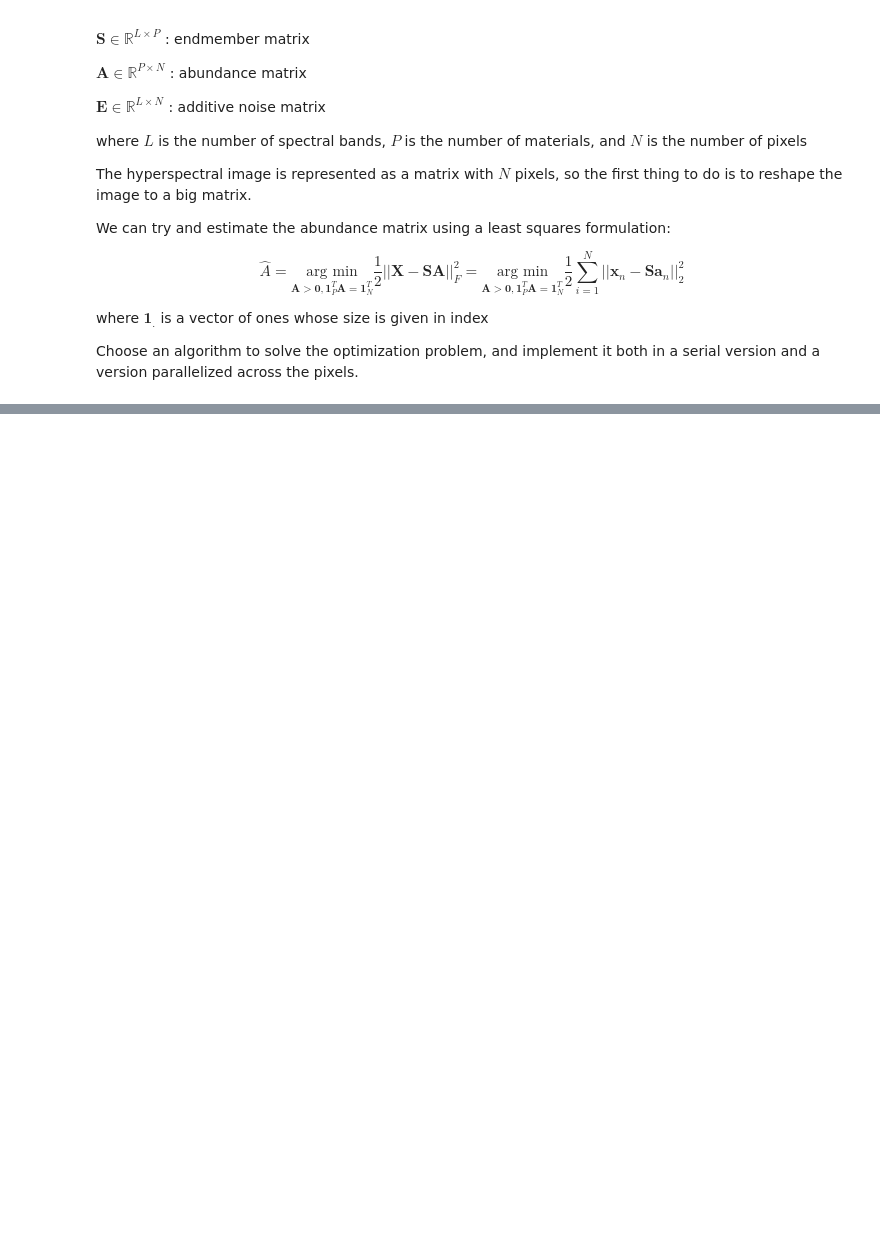
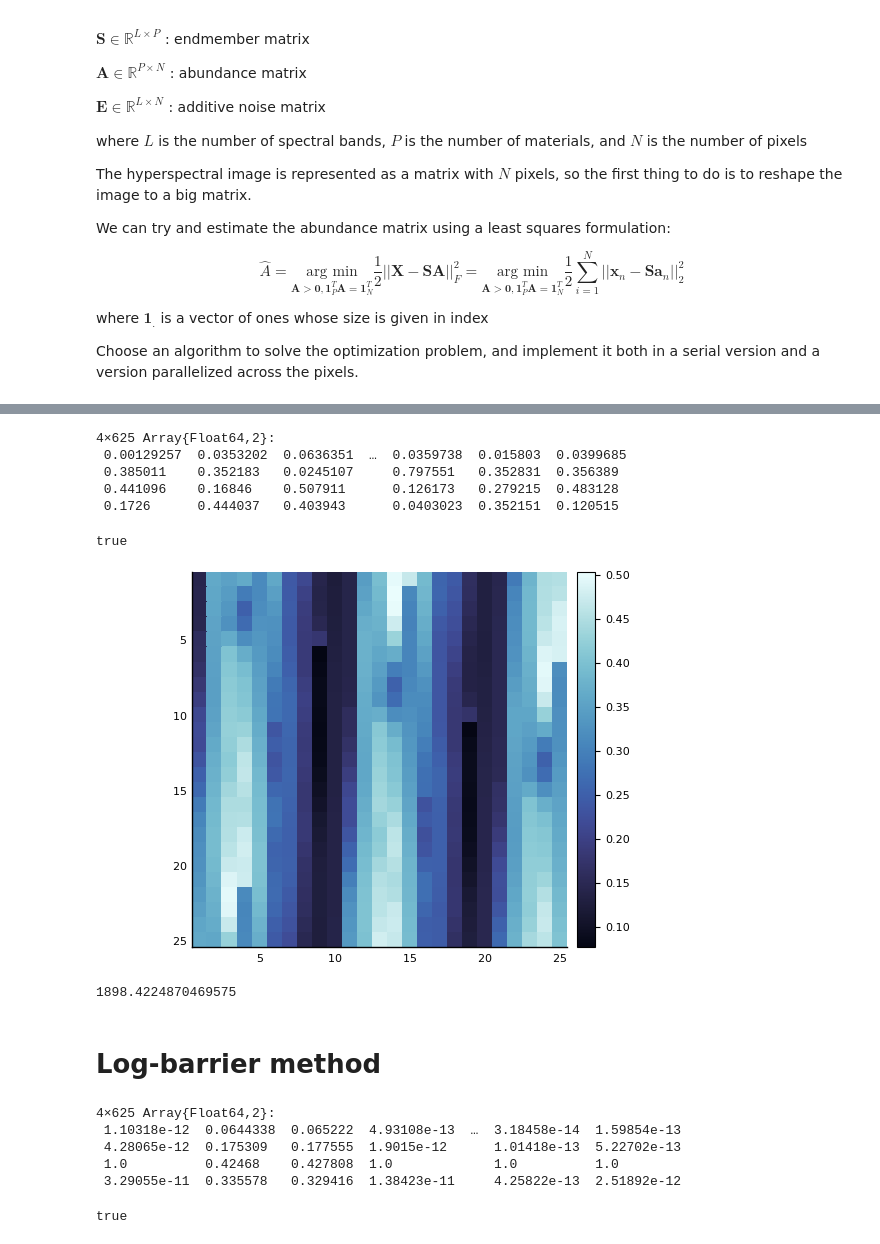
Before and after one commit to robincourant/parallel_optimization, a Jupyter notebook: parallel_optimization.ipynb, the cells around one changed output, grey strips where cells are left out. Drawn from its saved outputs; the diff is of its cells as text; code cells hidden in the pictures; blank space fills up the shorter version.

```diff
--- a/parallel_optimization.ipynb
+++ b/parallel_optimization.ipynb
@@ -89,0 +104,37 @@ p3 = heatmap(estimated_image[:, :, 150],aspect_ratio=1, yflip = true,c=:ice)
+# %%
+include("./gradient_projection_method.jl");
+B=projected_gradient_antoine(X,S)
+# %% [output]
+4×625 Array{Float64,2}:
+ 0.00129257  0.0353202  0.0636351  …  0.0359738  0.015803  0.0399685
+ 0.385011    0.352183   0.0245107     0.797551   0.352831  0.356389
+ 0.441096    0.16846    0.507911      0.126173   0.279215  0.483128
+ 0.1726      0.444037   0.403943      0.0403023  0.352151  0.120515
+# %%
+is_feasible(B[:,450])
+# %% [output]
+true
+# %%
+estimated_image = reshape(S * B, 25, 25, 255)
+p4= heatmap(estimated_image[:, :, 150],aspect_ratio=1, yflip = true,c=:ice)
+# %% [output]
+[figure, added]
+# %%
+cost(X,S,B)
+# %% [output]
+1898.4224870469575
+# %% [markdown]
+# Log-barrier method
+# %%
+include("./log_barrier_method.jl")
+C=log_barrier(X,S)
+# %% [output]
+4×625 Array{Float64,2}:
+ 1.10318e-12  0.0644338  0.065222  4.93108e-13  …  3.18458e-14  1.59854e-13
+ 4.28065e-12  0.175309   0.177555  1.9015e-12      1.01418e-13  5.22702e-13
+ 1.0          0.42468    0.427808  1.0             1.0          1.0
+ 3.29055e-11  0.335578   0.329416  1.38423e-11     4.25822e-13  2.51892e-12
+# %%
+is_feasible(C[:,450])
+# %% [output]
+true
```
Also changed, not shown: parts of 7 cells of this notebook.
